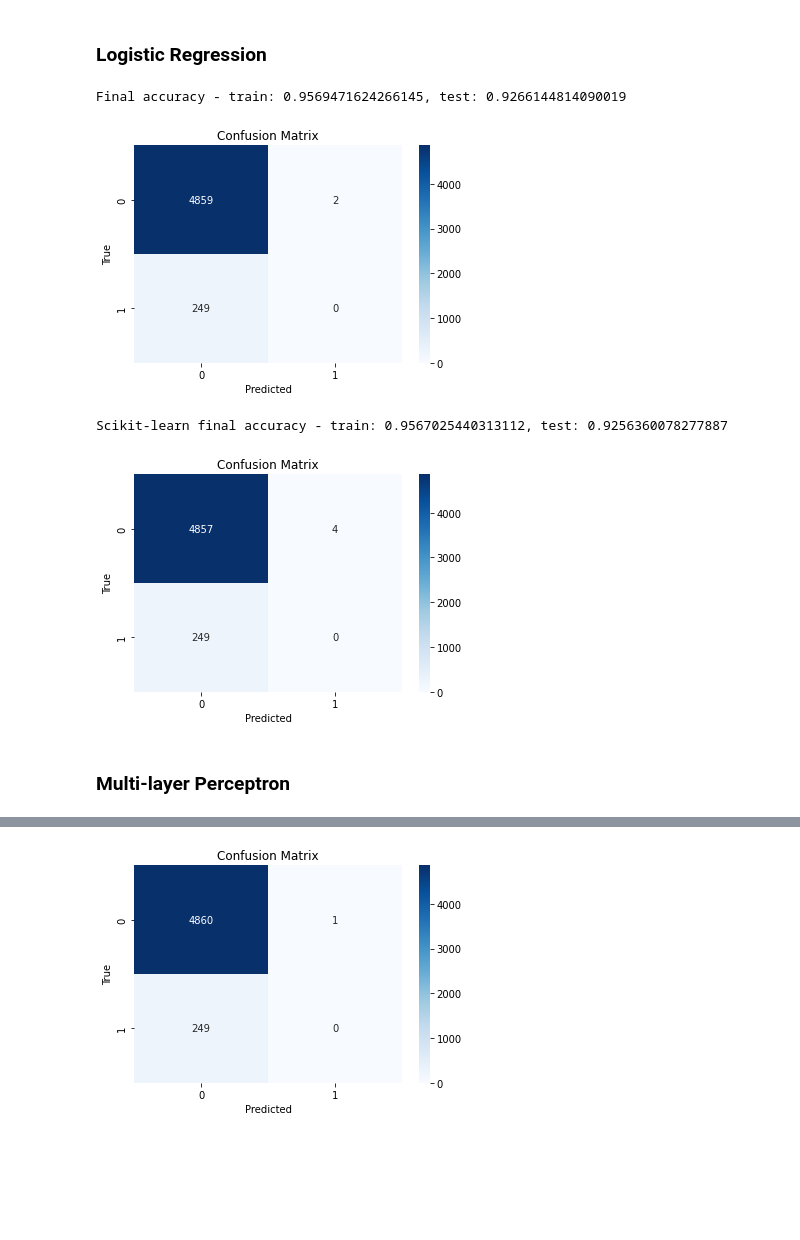
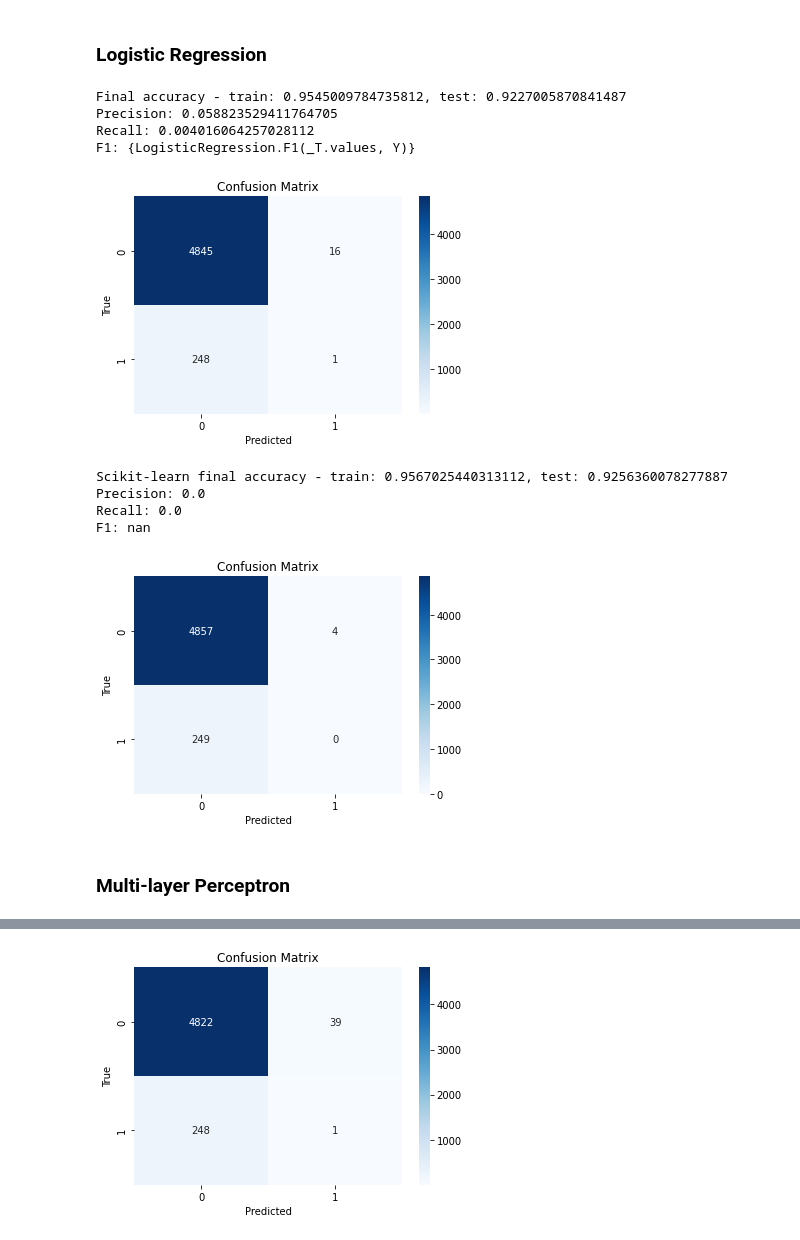
Before and after one commit to avramstefan/DS-Salary-AVC, a Jupyter notebook: main.ipynb, the cells around one changed output, grey strips where cells are left out. Drawn from its saved outputs; the diff is of its cells as text; code cells hidden in the pictures; blank space fills up the shorter version.

Commit message:
Added precision, recall and F1

```diff
--- a/main.ipynb
+++ b/main.ipynb
@@ -1195,7 +1228,7 @@ class MLP(Classifier):
         test_nll = cost_function.forward(y, full["T"])
         print(f"\n\nFinal accuracy: {MLP.accuracy(y, full['T'])}")
 
-        return y
+        return np.argmax(y, axis=1)
 # %% [markdown]
 # Apply the algorithms on Salary Classification dataset
 # %%
@@ -1355,17 +1433,41 @@ Y = LogisticRegression.predict(_X, w)
 
 print(f"Final accuracy - train: {train_acc[-1]}, test: {test_acc[-1]}")
 LogisticRegression.visualize_confusion_matrix(_T.values, Y)
+
+# Precision
+print(f"Precision: {LogisticRegression.precision(_T.values, Y)}")
+
+# Recall
+print(f"Recall: {LogisticRegression.recall(_T.values, Y)}")
+
+# F1
+print("F1: {LogisticRegression.F1(_T.values, Y)}")
 # %% [output]
-Final accuracy - train: 0.9569471624266145, test: 0.9266144814090019
+Final accuracy - train: 0.9545009784735812, test: 0.9227005870841487
+Precision: 0.058823529411764705
+Recall: 0.004016064257028112
+F1: {LogisticRegression.F1(_T.values, Y)}
-[figure, old version]
+[figure, new version]
 # %%
 clf = SKLogisticRegression(random_state=10, max_iter=1000).fit(_X_train, _T_train)
 Y = clf.predict(_X)
 
 print(f"Scikit-learn final accuracy - train: {clf.score(_X_train, _T_train)}, test: {clf.score(_X_test, _T_test)}")
 LogisticRegression.visualize_confusion_matrix(_T.values, Y)
+
+# Precision
+print(f"Precision: {LogisticRegression.precision(_T.values, Y)}")
+
+# Recall
+print(f"Recall: {LogisticRegression.recall(_T.values, Y)}")
+
+# F1
+print(f"F1: {LogisticRegression.F1(_T.values, Y)}")
 # %% [output]
 Scikit-learn final accuracy - train: 0.9567025440313112, test: 0.9256360078277887
+Precision: 0.0
+Recall: 0.0
+F1: nan
 [figure]
 # %% [markdown]
 ### Multi-layer Perceptron
@@ -1381,5 +1483,14 @@ Y = MLP.run(
     full={"X": _X, "T": _T}
 )
 
-Classifier.visualize_confusion_matrix(_T.values, np.argmax(Y, axis=1))
+MLP.visualize_confusion_matrix(_T.values, Y)
+
+# Precision
+print(f"Precision: {MLP.precision(_T.values, Y)}")
+
+# Recall
+print(f"Recall: {MLP.recall(_T.values, Y)}")
+
+# F1
+print(f"F1: {MLP.F1(_T.values, Y)}")
 # %% [output]
@@ -1403,4 +1514,4 @@ Final accuracy: 0.9510763209393346
-[figure, old version]
+[figure, new version]
 # %%
 clf = SKMLPClassifier(
     random_state=1,
```
Also changed, not shown: parts of 7 cells of this notebook.
